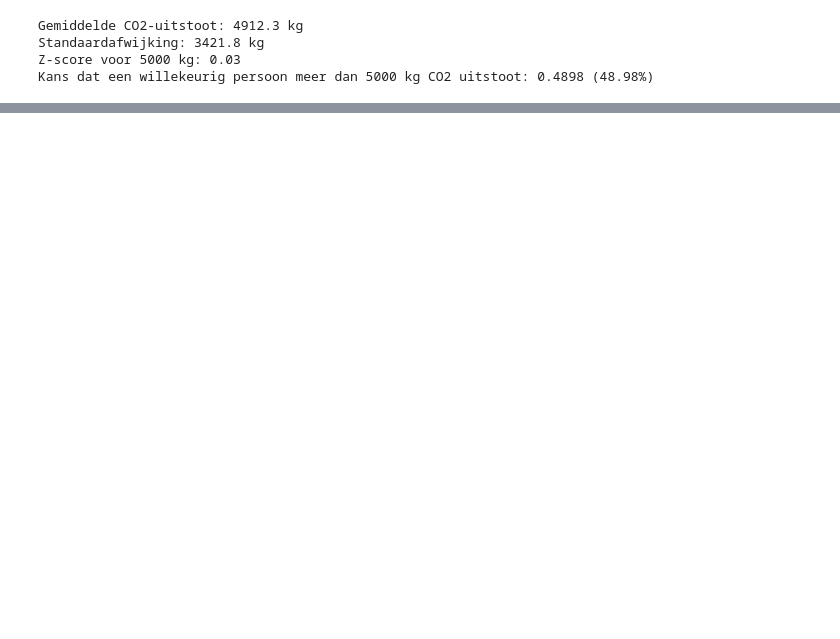
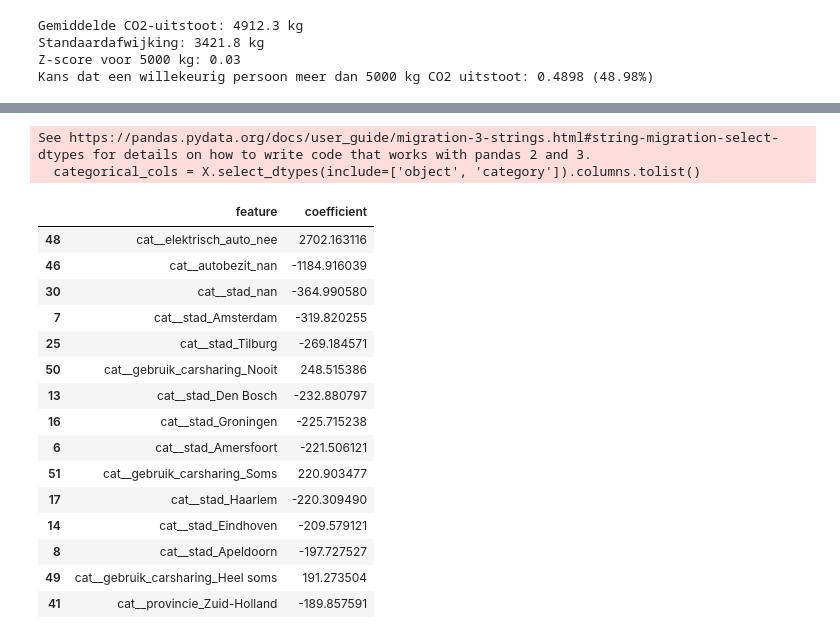
Before and after one commit to rabpie/portfolio_wis, a Jupyter notebook: Untitled-1.ipynb, the cells around one changed output, grey strips where cells are left out. Drawn from its saved outputs; the diff is of its cells as text; code cells hidden in the pictures; blank space fills up the shorter version.

```diff
--- a/Untitled-1.ipynb
+++ b/Untitled-1.ipynb
@@ -228,0 +235,60 @@ Kans dat een willekeurig persoon meer dan 5000 kg CO2 uitstoot: 0.4898 (48.98%)
+# %%
+from sklearn.model_selection import train_test_split
+from sklearn.linear_model import LinearRegression
+from sklearn.metrics import mean_squared_error, mean_absolute_error, r2_score
+from sklearn.preprocessing import OneHotEncoder
+from sklearn.compose import ColumnTransformer
+from sklearn.pipeline import Pipeline
+
+X = new_df.drop(columns=['co2_uitstoot_per_jaar_KG'])
+y = new_df['co2_uitstoot_per_jaar_KG']
+
+categorical_cols = X.select_dtypes(include=['object', 'category']).columns.tolist()
+numeric_cols = X.select_dtypes(include=['number']).columns.tolist()
+
+if categorical_cols:
+    preprocessor = ColumnTransformer(
+        transformers=[
+            ('cat', OneHotEncoder(drop='first', sparse_output=False, handle_unknown='ignore'), categorical_cols),
+        ],
+        remainder='passthrough'
+    )
+    pipeline = Pipeline([
+        ('preproc', preprocessor),
+        ('model', LinearRegression())
+    ])
+else:
+    pipeline = Pipeline([
+        ('model', LinearRegression())
+    ])
+
+X_train, X_test, y_train, y_test = train_test_split(X, y, test_size=0.2, random_state=42)
+
+pipeline.fit(X_train, y_train)
+y_pred = pipeline.predict(X_test)
+
+mse = mean_squared_error(y_test, y_pred)
+rmse = np.sqrt(mse)
+mae = mean_absolute_error(y_test, y_pred)
+r2 = r2_score(y_test, y_pred)
+
+print(f"Training set: {X_train.shape[0]} rijen, test set: {X_test.shape[0]} rijen")
+print(f"RMSE: {rmse:.2f} kg")
+print(f"MAE: {mae:.2f} kg")
+print(f"R^2: {r2:.3f}")
+
+if categorical_cols:
+    feature_names = pipeline.named_steps['preproc'].get_feature_names_out()
+else:
+    feature_names = numeric_cols
+
+coeff_df = pd.DataFrame({
+    'feature': feature_names,
+    'coefficient': pipeline.named_steps['model'].coef_
+}).sort_values(by='coefficient', key=lambda col: col.abs(), ascending=False)
+
+print('\nTop 5 onafhankelijke variabelen met de meeste invloed:')
+print(coeff_df.head(5).to_string(index=False))
+
+coeff_df.head(15)
+# %% [output]
@@ -228,0 +307,18 @@ Kans dat een willekeurig persoon meer dan 5000 kg CO2 uitstoot: 0.4898 (48.98%)
+See https://pandas.pydata.org/docs/user_guide/migration-3-strings.html#string-migration-select-dtypes for details on how to write code that works with pandas 2 and 3.
+  categorical_cols = X.select_dtypes(include=['object', 'category']).columns.tolist()
+|  | feature | coefficient |
+| 48 | cat__elektrisch_auto_nee | 2702.163116 |
+| 46 | cat__autobezit_nan | -1184.916039 |
+| 30 | cat__stad_nan | -364.990580 |
+| 7 | cat__stad_Amsterdam | -319.820255 |
+| 25 | cat__stad_Tilburg | -269.184571 |
+| 50 | cat__gebruik_carsharing_Nooit | 248.515386 |
+| 13 | cat__stad_Den Bosch | -232.880797 |
+| 16 | cat__stad_Groningen | -225.715238 |
+| 6 | cat__stad_Amersfoort | -221.506121 |
+| 51 | cat__gebruik_carsharing_Soms | 220.903477 |
+| 17 | cat__stad_Haarlem | -220.309490 |
+| 14 | cat__stad_Eindhoven | -209.579121 |
+| 8 | cat__stad_Apeldoorn | -197.727527 |
+| 49 | cat__gebruik_carsharing_Heel soms | 191.273504 |
+| 41 | cat__provincie_Zuid-Holland | -189.857591 |
```
Also changed, not shown: parts of 11 cells of this notebook.
